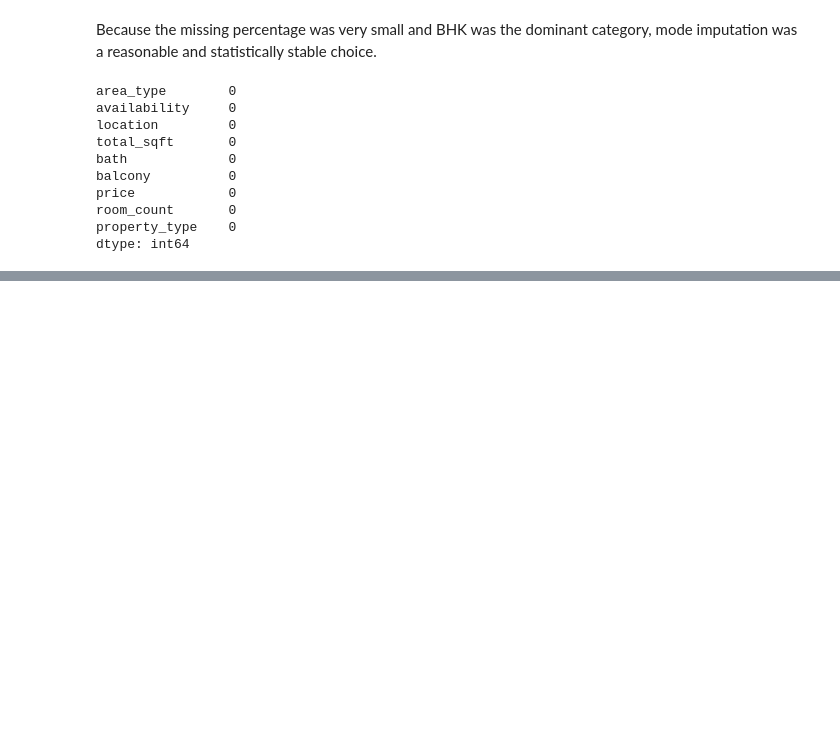
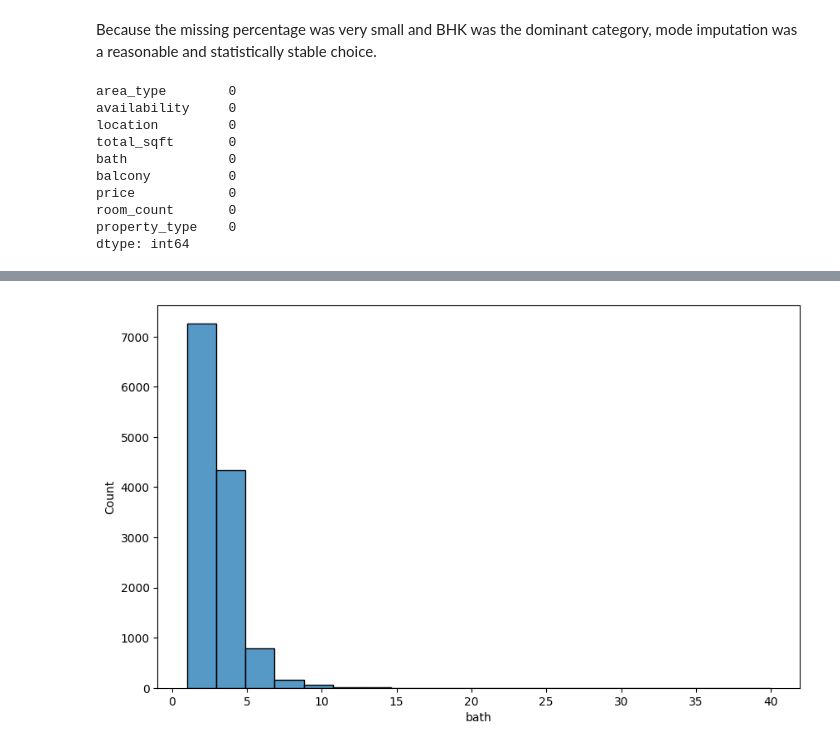
Before and after one commit to Mansharma8824/House-Price-Prediction, a Jupyter notebook: notebooks/House_data_cleaning.ipynb, the cells around one changed output, grey strips where cells are left out. Cells and saved outputs as stored; diff of their text form; code cells hidden in the pictures; blank space fills up the shorter version.

```diff
--- a/notebooks/House_data_cleaning.ipynb
+++ b/notebooks/House_data_cleaning.ipynb
@@ -163,0 +253,6 @@ dtype: int64
+# %%
+plt.figure(figsize=(10, 6), dpi=100)
+sns.histplot(x= df['bath'],bins= 20)
+plt.show()
+# %% [output]
+[figure, added]
```
Also changed, not shown: parts of 26 cells of this notebook.
